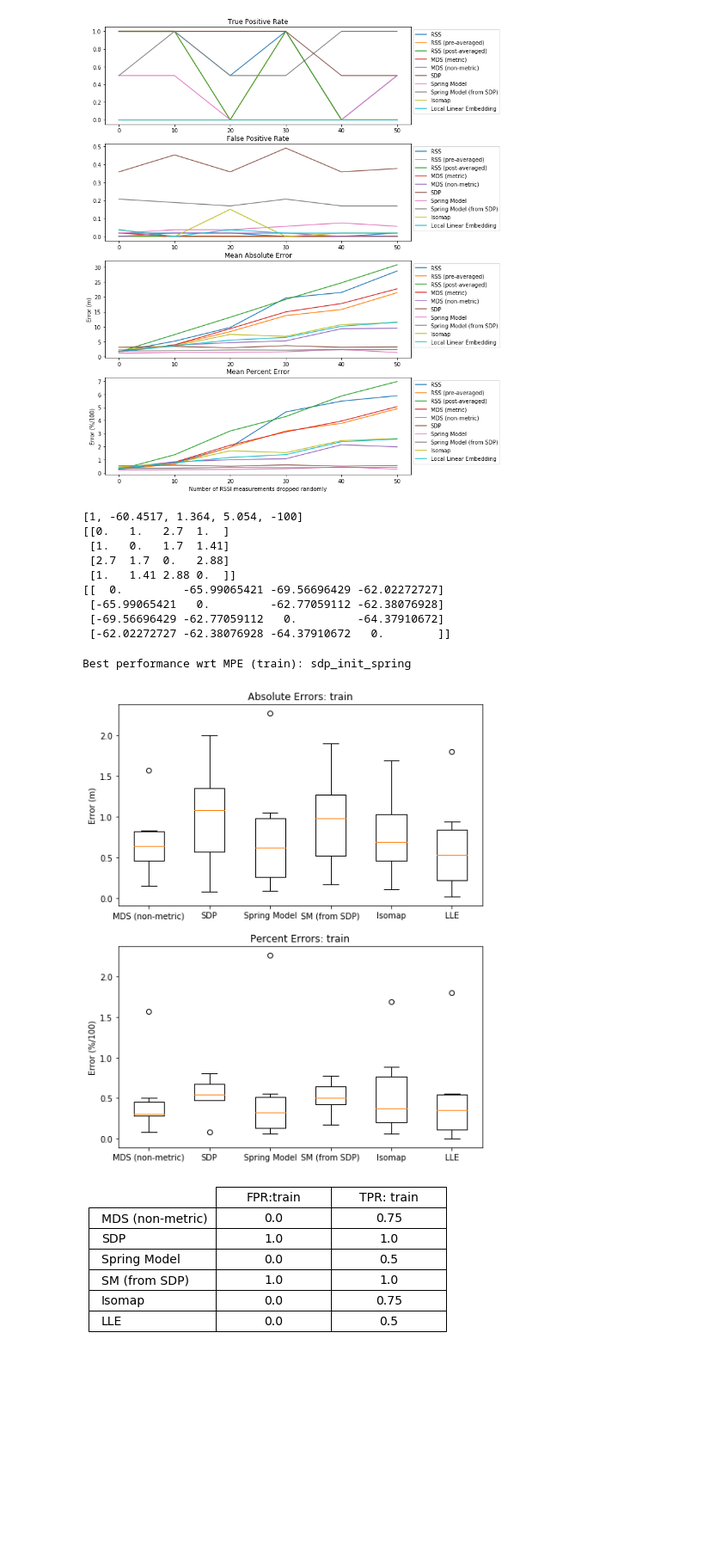
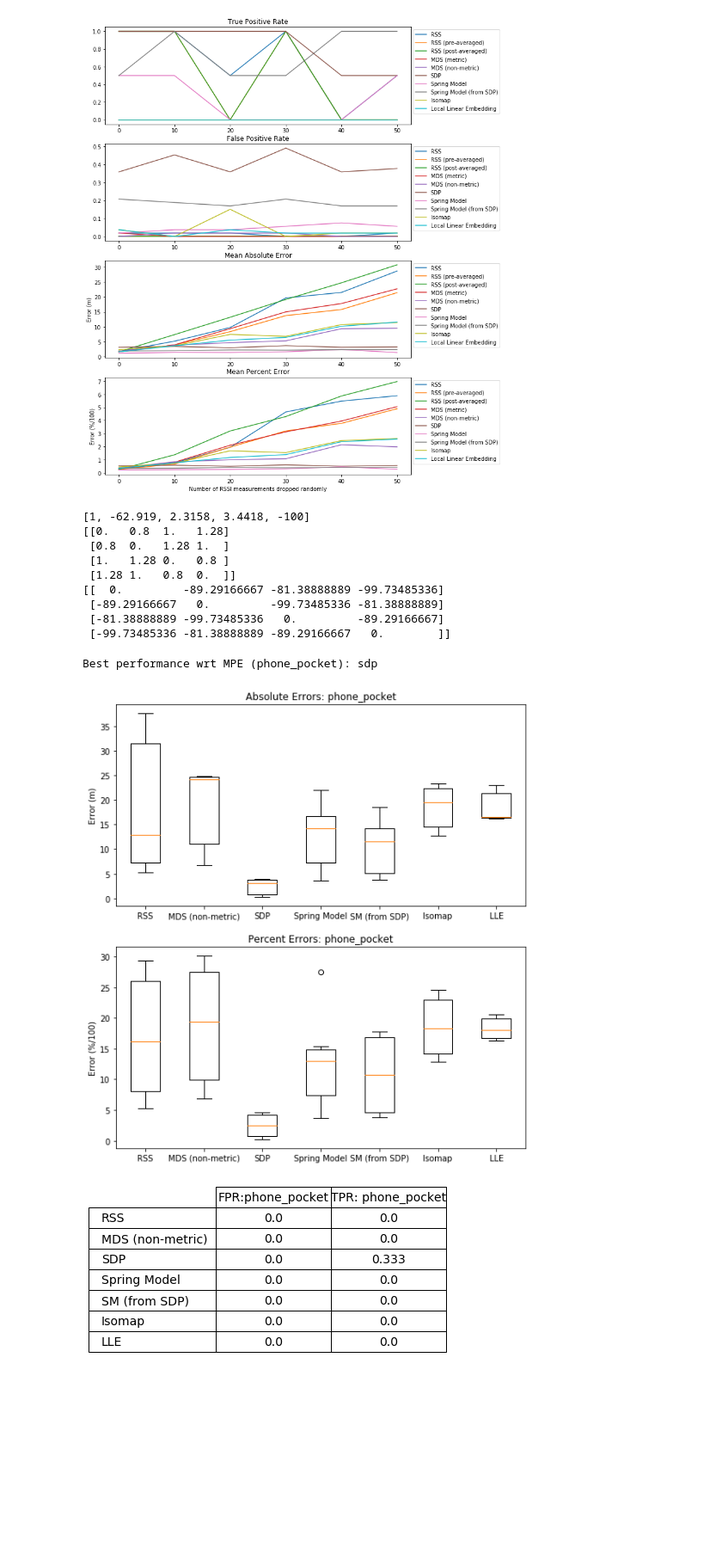
Before and after one commit to ANRGUSC/WirelessRangeEstimation, a Jupyter notebook: visualization_notebook.ipynb, the cells around one changed output. Shown: that part at 86% size. Saved outputs shown, nothing was run; the diff lists cells and outputs as text; code cells hidden in the pictures.

Commit message:
results for common scenarios 5 inits, 1 trial

```diff
--- a/visualization_notebook.ipynb
+++ b/visualization_notebook.ipynb
@@ -317,7 +317,7 @@ plt.show()
 with open("scenario_data.json") as f:
     scenarios = json.load(f)
 # %%
-this_scenario = "train"
+this_scenario = "phone_pocket"
 scen = scenarios[this_scenario]
 # %%
 n = len(scen["locs"])
@@ -330,25 +330,25 @@ rss_matrix = np.array(scen["rss"])
 print(true_dist_matrix)
 print(rss_matrix)
 # %% [output]
-[1, -60.4517, 1.364, 5.054, -100]
-[[0.   1.   2.7  1.  ]
- [1.   0.   1.7  1.41]
- [2.7  1.7  0.   2.88]
- [1.   1.41 2.88 0.  ]]
-[[  0.         -65.99065421 -69.56696429 -62.02272727]
- [-65.99065421   0.         -62.77059112 -62.38076928]
- [-69.56696429 -62.77059112   0.         -64.37910672]
- [-62.02272727 -62.38076928 -64.37910672   0.        ]]
+[1, -62.919, 2.3158, 3.4418, -100]
+[[0.   0.8  1.   1.28]
+ [0.8  0.   1.28 1.  ]
+ [1.   1.28 0.   0.8 ]
+ [1.28 1.   0.8  0.  ]]
+[[  0.         -89.29166667 -81.38888889 -99.73485336]
+ [-89.29166667   0.         -99.73485336 -81.38888889]
+ [-81.38888889 -99.73485336   0.         -89.29166667]
+ [-99.73485336 -81.38888889 -89.29166667   0.        ]]
 # %%
 spring_params = (100, 0.2, 1/11, False, 5)
 
-fig0, (ax_a, ax_b) = plt.subplots(2,1,figsize=(8,10))
+fig0, (ax_a, ax_b) = plt.subplots(2,1,figsize=(9,10))
 ax_a_values = []
 ax_b_values = []
 
-models = ["mds_non_metric","sdp",
+models = ["rss_only","mds_non_metric","sdp",
           "spring_model","sdp_init_spring","isomap","lle"]
-model_names = {"mds_non_metric":"MDS (non-metric)", "sdp":"SDP",
+model_names = {"rss_only":"RSS","mds_non_metric":"MDS (non-metric)", "sdp":"SDP",
                "spring_model":"Spring Model",
                "sdp_init_spring":"SM (from SDP)",
                "isomap":"Isomap",
@@ -408,33 +408,33 @@ for trial in range(num_trials):
 
         TPRs[i,trial] = TPR
         FPRs[i,trial] = FPR
 
 for i, model in enumerate(models):
     classification.append([np.mean(FPRs[i]),np.mean(TPRs[i])])
 
 ax_a.boxplot(ax_a_values)
 ax_a.set_xticklabels(list(model_names.values()))
 ax_a.set_ylabel('Error (m)')
 ax_a.set_title('Absolute Errors: '+str(this_scenario))
 
 ax_b.boxplot(ax_b_values)
 ax_b.set_xticklabels(list(model_names.values()))
 ax_b.set_ylabel('Error (%/100)')
 ax_b.set_title('Percent Errors: '+str(this_scenario))
 
 print("Best performance wrt MPE ("+str(this_scenario)+"):",best_model)
 
 ####### CLASSIFICATION #########
 classification = np.round(classification,3)
 df = pd.DataFrame(np.array(classification),columns=["FPR:"+str(this_scenario),"TPR: "+str(this_scenario)])
 the_table = ax4.table(cellText=df.values,colLabels=df.columns,loc='top',cellLoc='center',
                       rowLabels=list(model_names.values()),colWidths=[0.2 for x in df.columns],)
 the_table.auto_set_font_size(False)
 the_table.set_fontsize(14)
 the_table.scale(2, 2)
 
 plt.show()
 # %% [output]
-Best performance wrt MPE (train): sdp_init_spring
+Best performance wrt MPE (phone_pocket): sdp
-[figure, old version]
+[figure, new version]
-[figure, old version]
+[figure, new version]
```
